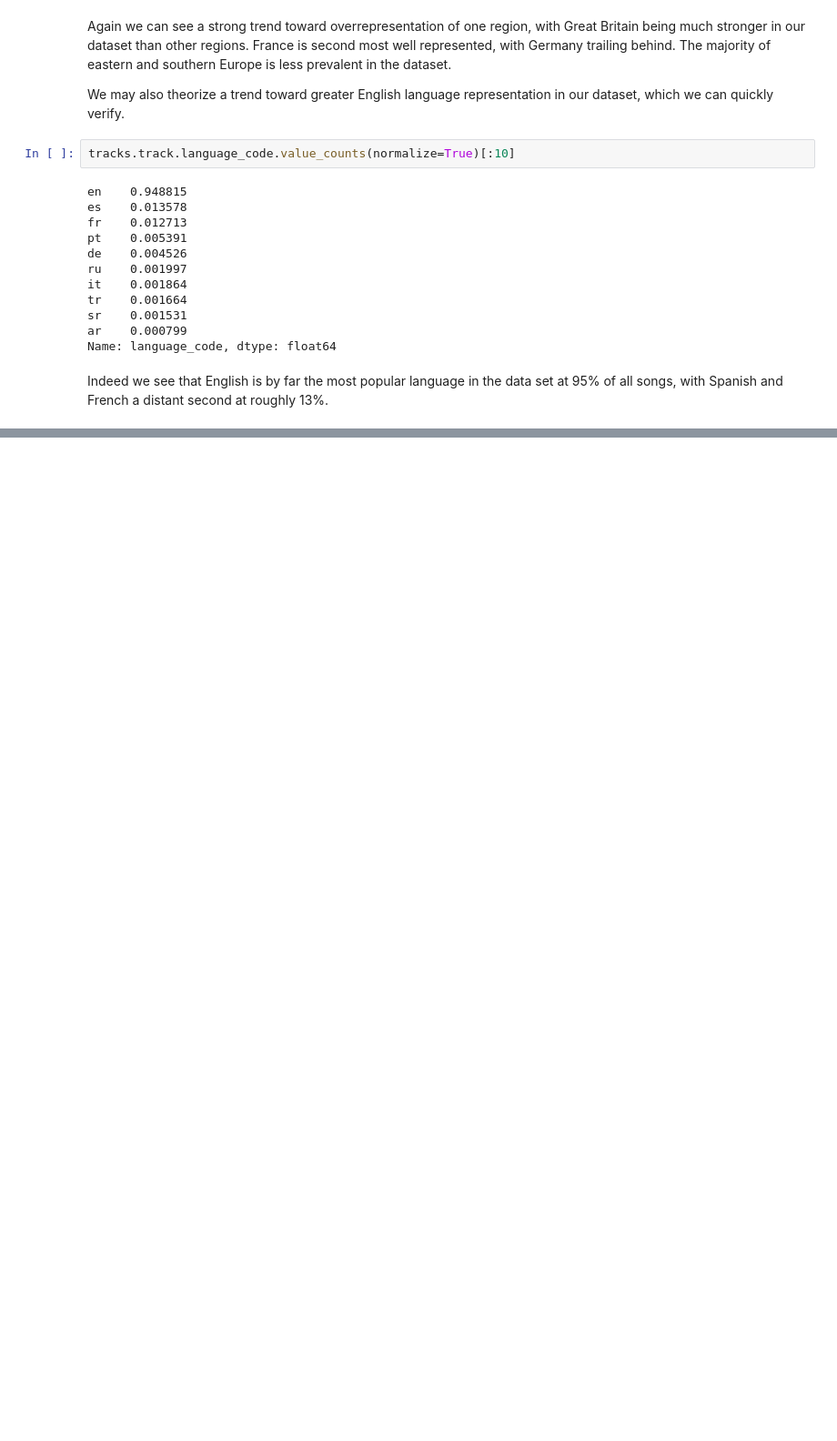
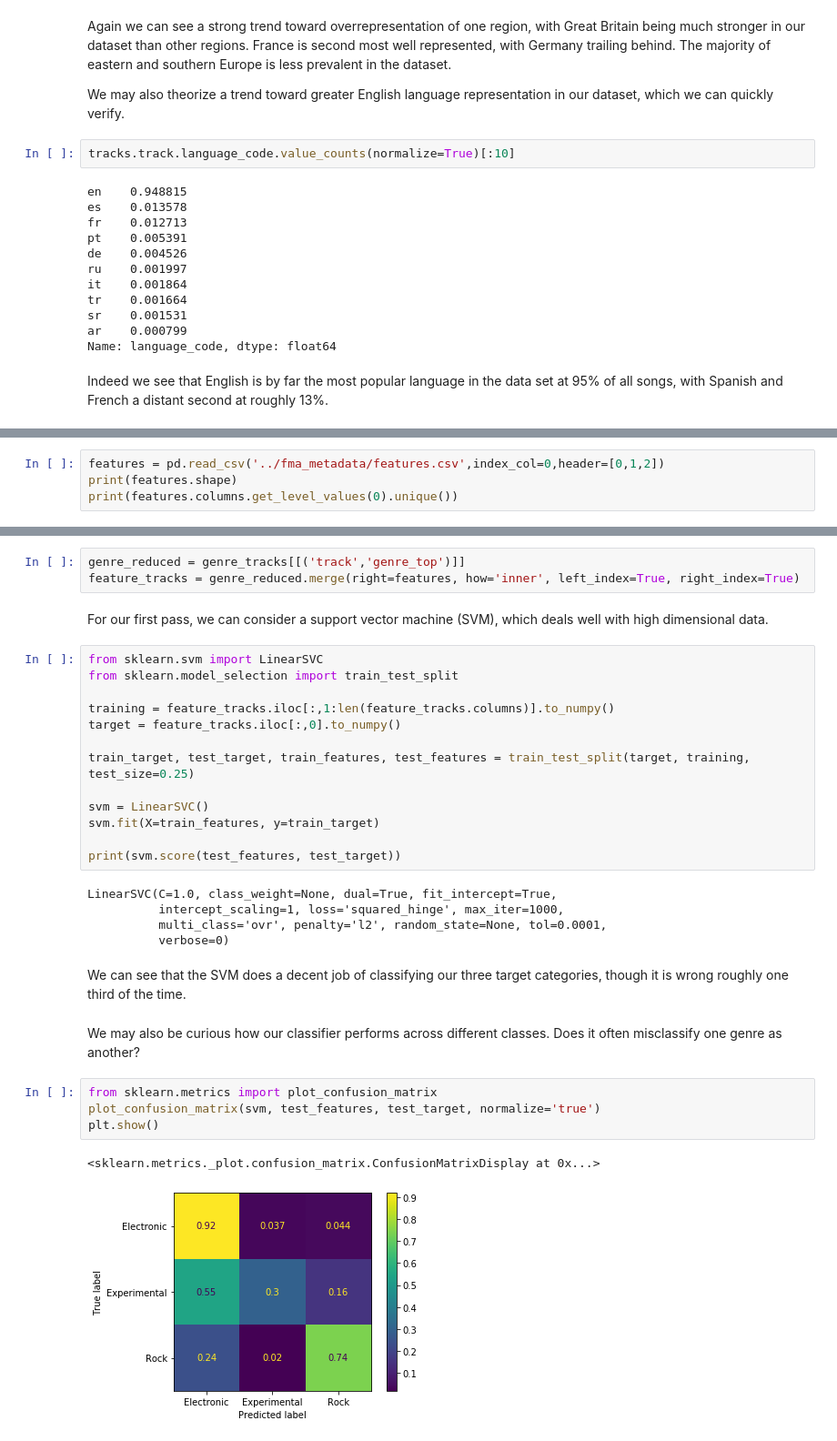
Before and after one commit to ryanmswan/springboard, a Jupyter notebook: capstone_eda/swan_capstone_analysis_updated.ipynb, the cells around one changed output, grey strips where cells are left out. Shown at 91% size. Drawn from its saved outputs; the diff is of its cells as text; blank space fills up the shorter version.

Commit message:
Added first pass ML classification to capstone project

```diff
--- a/capstone_eda/swan_capstone_analysis_updated.ipynb
+++ b/capstone_eda/swan_capstone_analysis_updated.ipynb
@@ -313,0 +317,4 @@ Indeed we see that English is by far the most popular language in the data set a
+# %%
+features = pd.read_csv('../fma_metadata/features.csv',index_col=0,header=[0,1,2])
+print(features.shape)
+print(features.columns.get_level_values(0).unique())
@@ -313,0 +331,34 @@ Indeed we see that English is by far the most popular language in the data set a
+# %%
+genre_reduced = genre_tracks[[('track','genre_top')]]
+feature_tracks = genre_reduced.merge(right=features, how='inner', left_index=True, right_index=True)
+# %% [markdown]
+For our first pass, we can consider a support vector machine (SVM), which deals well with high dimensional data.
+# %%
+from sklearn.svm import LinearSVC
+from sklearn.model_selection import train_test_split
+
+training = feature_tracks.iloc[:,1:len(feature_tracks.columns)].to_numpy()
+target = feature_tracks.iloc[:,0].to_numpy()
+
+train_target, test_target, train_features, test_features = train_test_split(target, training, test_size=0.25)
+
+svm = LinearSVC()
+svm.fit(X=train_features, y=train_target)
+
+print(svm.score(test_features, test_target))
+# %% [output]
+LinearSVC(C=1.0, class_weight=None, dual=True, fit_intercept=True,
+          intercept_scaling=1, loss='squared_hinge', max_iter=1000,
+          multi_class='ovr', penalty='l2', random_state=None, tol=0.0001,
+          verbose=0)
+# %% [markdown]
+We can see that the SVM does a decent job of classifying our three target categories, though it is wrong roughly one third of the time.
+# %% [markdown]
+We may also be curious how our classifier performs across different classes. Does it often misclassify one genre as another?
+# %%
+from sklearn.metrics import plot_confusion_matrix
+plot_confusion_matrix(svm, test_features, test_target, normalize='true')
+plt.show()
+# %% [output]
+<sklearn.metrics._plot.confusion_matrix.ConfusionMatrixDisplay at 0x...>
+[figure, added]
```
Also changed, not shown: parts of 13 cells of this notebook.
